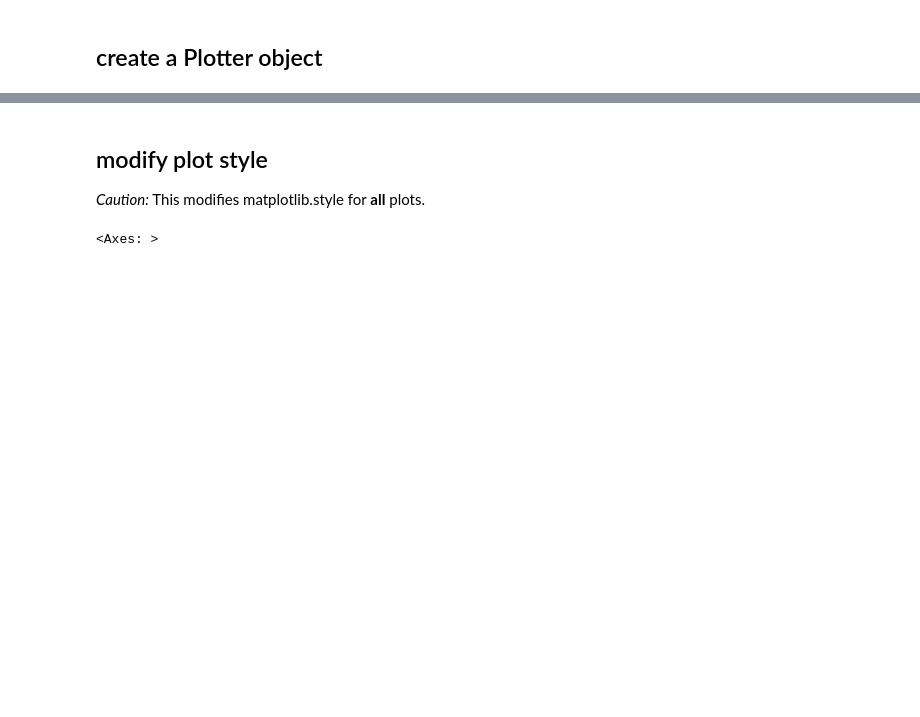
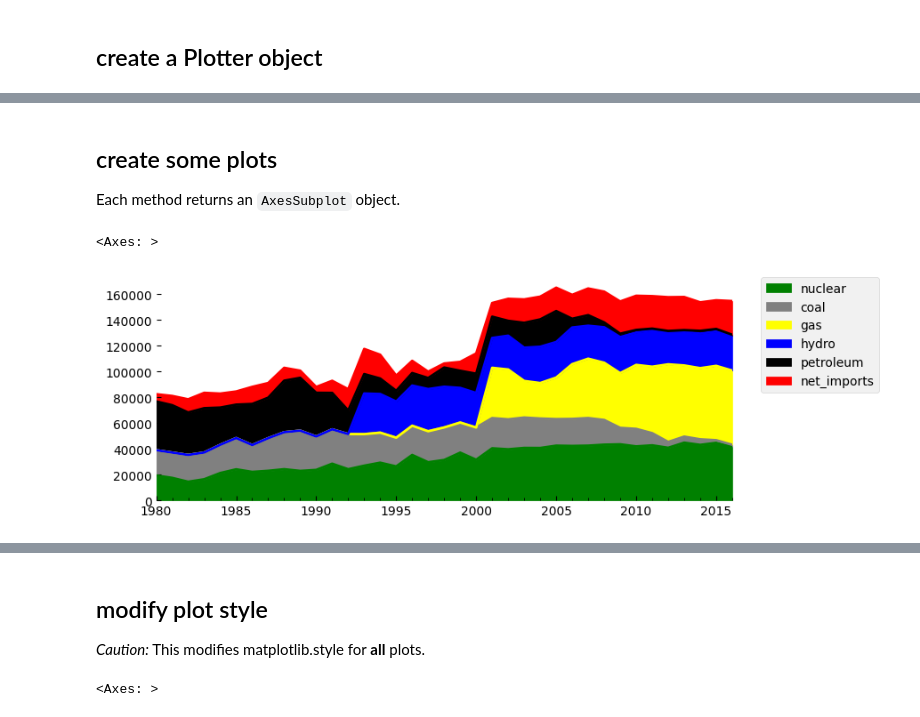
Before and after one commit to samkennerly/kingofsnake, a Jupyter notebook: books/plot.ipynb, the cells around one changed output, grey strips where cells are left out. Saved outputs shown, nothing was run; the diff lists cells and outputs as text; code cells hidden in the pictures; blank space fills up the shorter version.

```diff
--- a/books/plot.ipynb
+++ b/books/plot.ipynb
@@ -138,0 +89,8 @@ help(plot.quant)
+# %% [markdown]
+## create some plots
+Each method returns an `AxesSubplot` object.
+# %%
+show.area(data, color=colors)
+# %% [output]
+<Axes: >
+[figure, added]
```
Also changed, not shown: parts of 53 cells of this notebook.
